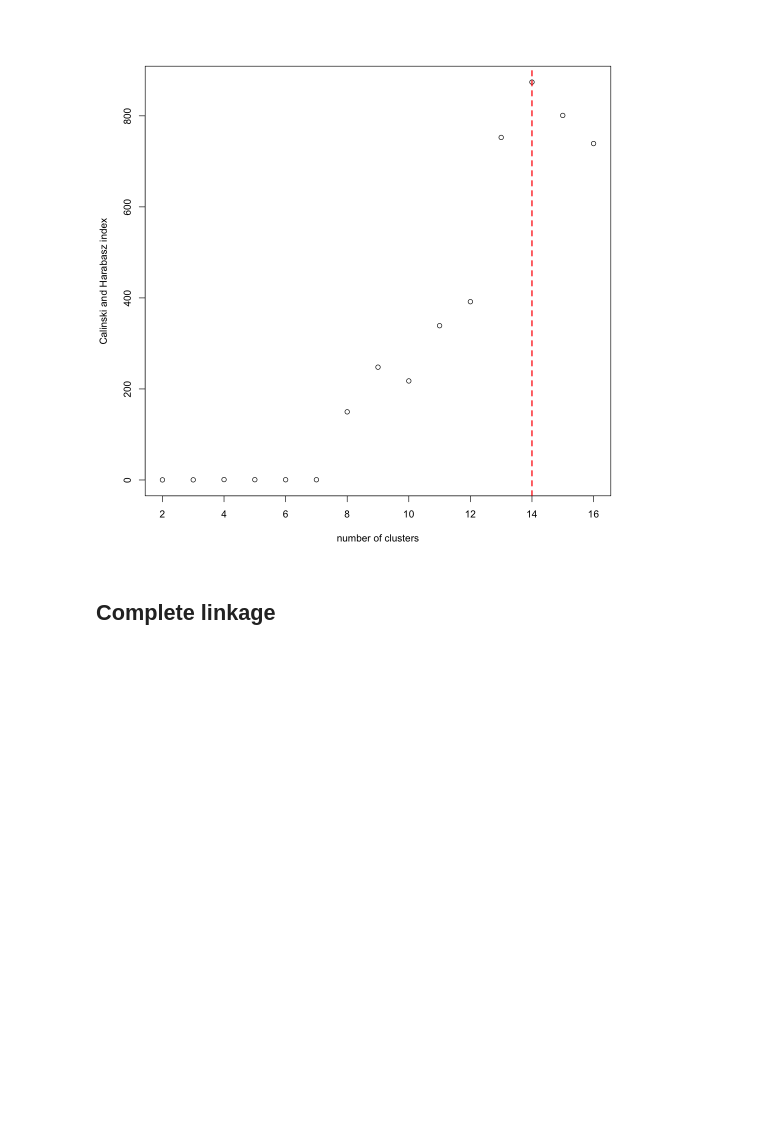
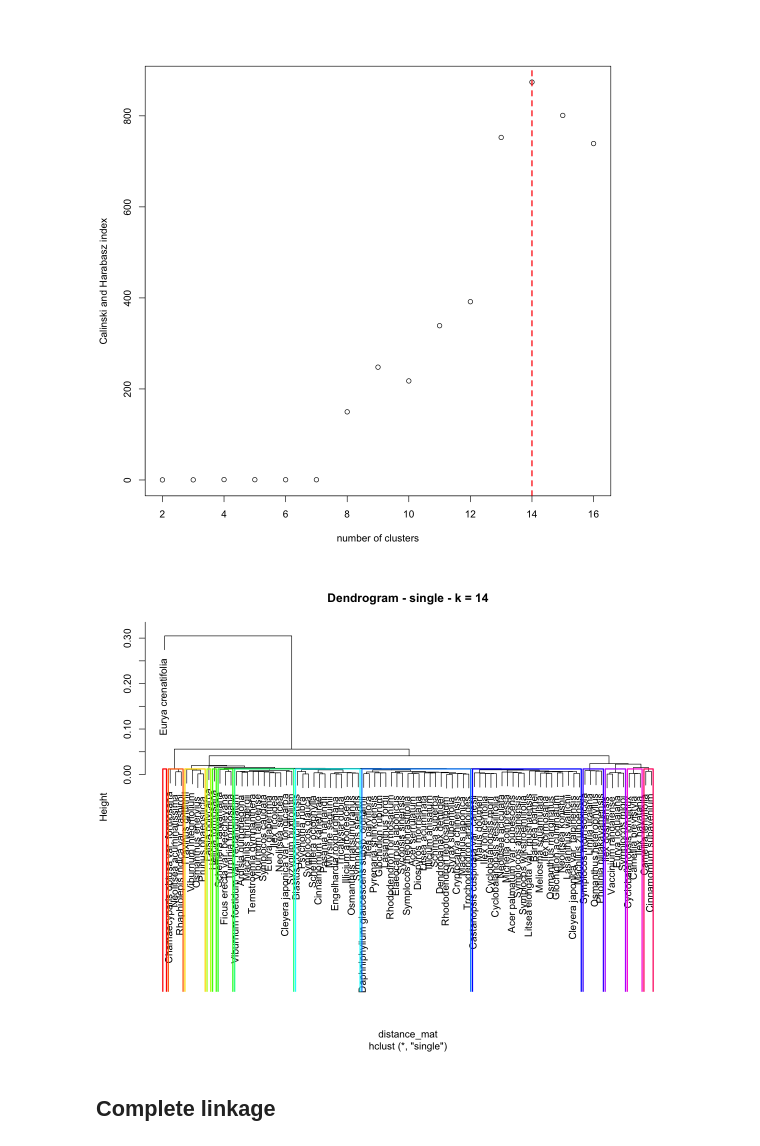
Before and after one commit to zfourati/Multivariate_statisitcs_project, a Jupyter notebook: taiwan_forest/script_marion.ipynb, the cells around one changed output. Cells and saved outputs as stored; diff of their text form; code cells hidden in the pictures; blank space fills up the shorter version.

Commit message:
dendrogram avec couleurs

```diff
--- a/taiwan_forest/script_marion.ipynb
+++ b/taiwan_forest/script_marion.ipynb
@@ -200,6 +200,61 @@ abline(v = Nb.single$Best.nc[1],              # Add a vertical dashed line at op
        lwd = 2)                               # Line width thicker for visibility
 # %% [output]
 [figure]
+# %%
+# Robust plotting for Centroid clusters (prefer k from Nb.centroid; works with result_centroid, Nb.centroid or spe.ch.centroid)
+
+# Determine k (optimal number of clusters) - prefer Nb.centroid
+k <- NA
+if (exists("Nb.single") && !is.null(Nb.single)) {
+  # Prefer Best.nc if present
+  if (!is.null(Nb.single$Best.nc)) {
+    b <- Nb.single$Best.nc
+    k <- if (is.matrix(b)) as.numeric(b[1,1]) else as.numeric(b[1])
+  }
+  # Fallback: use All.index (indices correspond to k = 2:(length(All.index)+1))
+  if ((is.na(k) || is.null(k)) && !is.null(Nb.single$All.index)) {
+    ai <- Nb.single$All.index
+    ks <- seq(2, length(ai) + 1)
+    k <- ks[which.max(ai)]
+  }
+}
+
+# Further fallbacks
+if (is.na(k) || is.null(k)) {
+  if (exists("result_single") && !is.null(result_single$optimal_k)) {
+    k <- as.numeric(result_single$optimal_k)
+  } else if (exists("traits_numeric")) {
+    k <- max(2, floor(sqrt(nrow(traits_numeric))))
+    message("Using heuristic k = ", k)
+  } else {
+    k <- 2
+    message("Defaulting to k = 2 (no information available)")
+  }
+}
+
+# Ensure k is integer >= 2
+k <- as.integer(max(2, round(k)))
+
+# Determine hclust object
+if (exists("result_single") && !is.null(result_single$hclust_object)) {
+  hc <- result_single$hclust_object
+} else if (exists("spe.ch.single")) {
+  hc <- spe.ch.single
+} else if (exists("distance_mat")) {
+  hc <- hclust(distance_mat, method = "single")
+} else {
+  stop("No hclust object or distance matrix available for single clustering.")
+}
+
+# Plot dendrogram and highlight clusters
+plot(hc, main = paste("Dendrogram - single - k =", k))
+if (!is.na(k) && k > 1) {
+  oldpar <- par(lwd = 2)
+  rect.hclust(hc, k = k, border = rainbow(k))    # encadre les clusters
+  par(oldpar)
+}
+# %% [output]
+[figure, added]
 # %% [markdown]
 ## Complete linkage
 # %%
```
Also changed, not shown: parts of 5 cells of this notebook.
